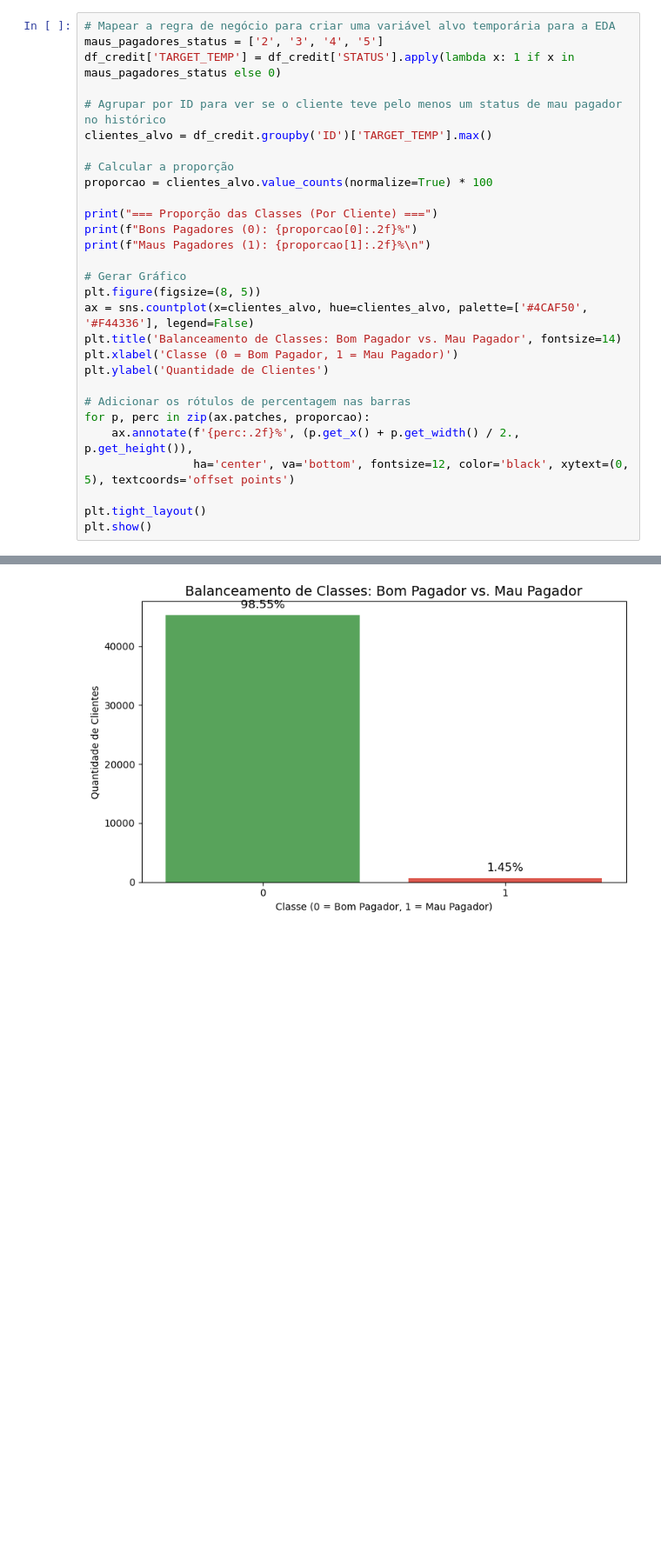
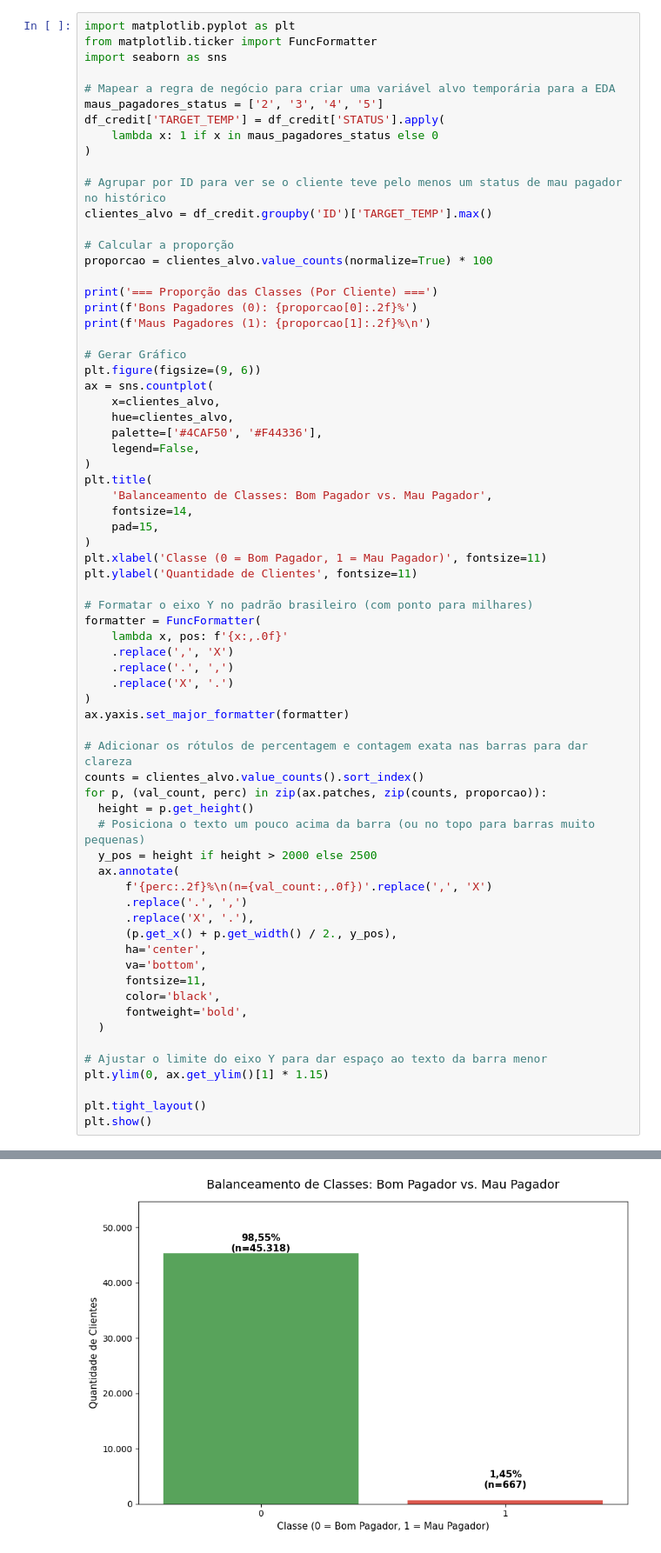
Before and after one commit to fagnermacedo/tech-challenge-fase2, a Jupyter notebook: notebooks/01_eda.ipynb, the cells around one changed output, grey strips where cells are left out. Shown at 87% size. Saved outputs shown, nothing was run; the diff lists cells and outputs as text; blank space fills up the shorter version.

Commit message:
Ajuste etapa 5 - Balanceamento de classes - Corrigido o gráfico que estava com os labels errados

```diff
--- a/notebooks/01_eda.ipynb
+++ b/notebooks/01_eda.ipynb
@@ -347,37 +379,77 @@ plt.show()
 
 **Explicação do código:** Embora a consolidação final da variável alvo (`TARGET`) ocorra no próximo notebook de Pré-processamento, podemos analisar o nível de desbalanceamento das classes desde já utilizando a base de histórico (`df_credit`). Vamos aplicar a regra de negócio definida: clientes com atraso igual ou superior a 60 dias (status `2`, `3`, `4`, `5`) são "Maus Pagadores" (1). Agrupamos pelo `ID` do cliente para verificar se ele já foi um mau pagador em algum momento do seu histórico, plotando a proporção de classes num gráfico de barras.
 # %%
+import matplotlib.pyplot as plt
+from matplotlib.ticker import FuncFormatter
+import seaborn as sns
+
 # Mapear a regra de negócio para criar uma variável alvo temporária para a EDA
 maus_pagadores_status = ['2', '3', '4', '5']
-df_credit['TARGET_TEMP'] = df_credit['STATUS'].apply(lambda x: 1 if x in maus_pagadores_status else 0)
+df_credit['TARGET_TEMP'] = df_credit['STATUS'].apply(
+    lambda x: 1 if x in maus_pagadores_status else 0
+)
 
 # Agrupar por ID para ver se o cliente teve pelo menos um status de mau pagador no histórico
 clientes_alvo = df_credit.groupby('ID')['TARGET_TEMP'].max()
 
 # Calcular a proporção
 proporcao = clientes_alvo.value_counts(normalize=True) * 100
 
-print("=== Proporção das Classes (Por Cliente) ===")
-print(f"Bons Pagadores (0): {proporcao[0]:.2f}%")
-print(f"Maus Pagadores (1): {proporcao[1]:.2f}%\n")
+print('=== Proporção das Classes (Por Cliente) ===')
+print(f'Bons Pagadores (0): {proporcao[0]:.2f}%')
+print(f'Maus Pagadores (1): {proporcao[1]:.2f}%\n')
 
 # Gerar Gráfico
-plt.figure(figsize=(8, 5))
-ax = sns.countplot(x=clientes_alvo, hue=clientes_alvo, palette=['#4CAF50', '#F44336'], legend=False)
-plt.title('Balanceamento de Classes: Bom Pagador vs. Mau Pagador', fontsize=14)
-plt.xlabel('Classe (0 = Bom Pagador, 1 = Mau Pagador)')
-plt.ylabel('Quantidade de Clientes')
+plt.figure(figsize=(9, 6))
+ax = sns.countplot(
+    x=clientes_alvo,
+    hue=clientes_alvo,
+    palette=['#4CAF50', '#F44336'],
+    legend=False,
+)
+plt.title(
+    'Balanceamento de Classes: Bom Pagador vs. Mau Pagador',
+    fontsize=14,
+    pad=15,
+)
+plt.xlabel('Classe (0 = Bom Pagador, 1 = Mau Pagador)', fontsize=11)
+plt.ylabel('Quantidade de Clientes', fontsize=11)
 
-# Adicionar os rótulos de percentagem nas barras
-for p, perc in zip(ax.patches, proporcao):
-    ax.annotate(f'{perc:.2f}%', (p.get_x() + p.get_width() / 2., p.get_height()),
-                ha='center', va='bottom', fontsize=12, color='black', xytext=(0, 5), textcoords='offset points')
+# Formatar o eixo Y no padrão brasileiro (com ponto para milhares)
+formatter = FuncFormatter(
+    lambda x, pos: f'{x:,.0f}'
+    .replace(',', 'X')
+    .replace('.', ',')
+    .replace('X', '.')
+)
+ax.yaxis.set_major_formatter(formatter)
+
+# Adicionar os rótulos de percentagem e contagem exata nas barras para dar clareza
+counts = clientes_alvo.value_counts().sort_index()
+for p, (val_count, perc) in zip(ax.patches, zip(counts, proporcao)):
+  height = p.get_height()
+  # Posiciona o texto um pouco acima da barra (ou no topo para barras muito pequenas)
+  y_pos = height if height > 2000 else 2500
+  ax.annotate(
+      f'{perc:.2f}%\n(n={val_count:,.0f})'.replace(',', 'X')
+      .replace('.', ',')
+      .replace('X', '.'),
+      (p.get_x() + p.get_width() / 2., y_pos),
+      ha='center',
+      va='bottom',
+      fontsize=11,
+      color='black',
+      fontweight='bold',
+  )
+
+# Ajustar o limite do eixo Y para dar espaço ao texto da barra menor
+plt.ylim(0, ax.get_ylim()[1] * 1.15)
 
 plt.tight_layout()
 plt.show()
 # %% [output]
 === Proporção das Classes (Por Cliente) ===
 Bons Pagadores (0): 98.55%
 Maus Pagadores (1): 1.45%
-[figure, old version]
+[figure, new version]
 # %% [markdown]
```
Also changed, not shown: parts of 7 cells of this notebook.
